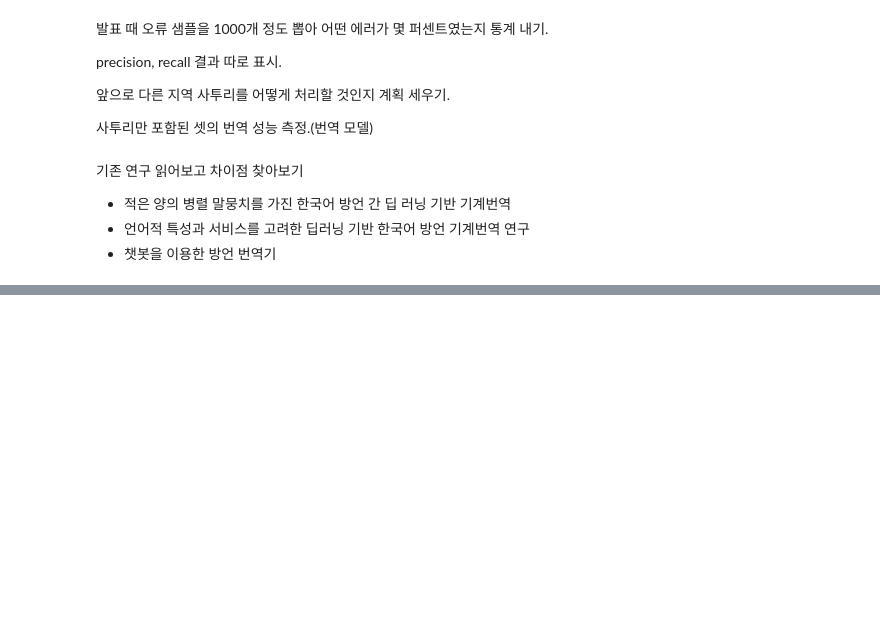
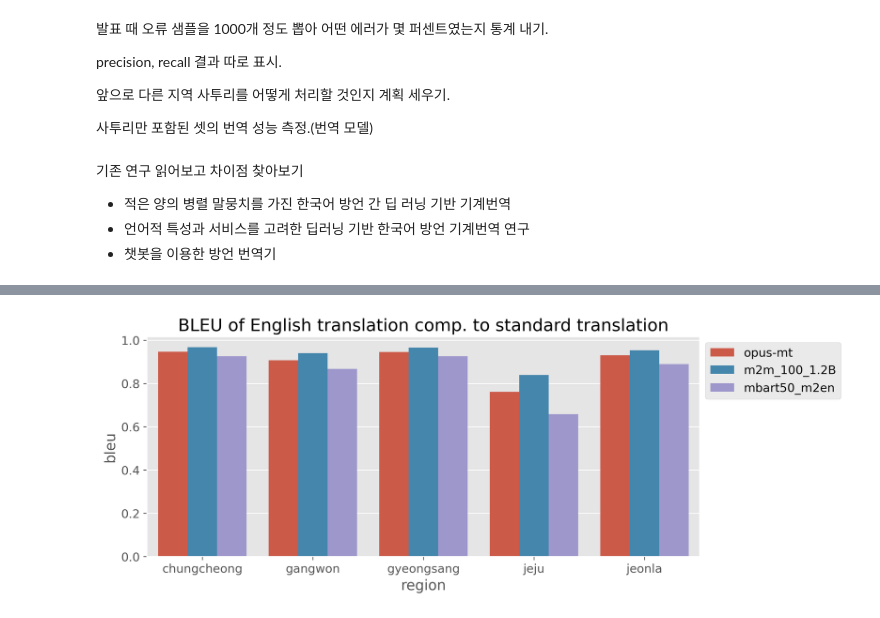
Before and after one commit to BlessingDev/NLP-Standard-Dialect-Translation, a Jupyter notebook: vis.ipynb, the cells around one changed output, grey strips where cells are left out. Saved outputs shown, nothing was run; the diff lists cells and outputs as text; code cells hidden in the pictures; blank space fills up the shorter version.

Commit message:
240102 - test set split을 일치시키기 위한 data process 과정 추가 - 교수님  보고용 figure

```diff
--- a/vis.ipynb
+++ b/vis.ipynb
@@ -265,0 +270,10 @@ precision, recall 결과 따로 표시.
+# %%
+plt.style.use('ggplot')
+plt.rcParams['figure.figsize'] = (6, 4)
+plt.rcParams['font.size'] = 12
+# %%
+bleu_df = []
+
+bleu_df = pd.read_json("./translation_english/sta_dia_eng_bleu.json")
+
+bleu_df
@@ -265,0 +285,17 @@ precision, recall 결과 따로 표시.
+# %%
+bleu_json = []
+
+models = ["opus-mt", "m2m_100_1.2B", "mbart50_m2en"]
+regions = ["chungcheong", "gangwon", "gyeongsang", "jeju", "jeonla"]
+
+for m in models:
+    for r in regions:
+        info_dict = dict()
+
+        info_dict["model"] = m
+        info_dict["region"] = r
+        info_dict["bleu"] = bleu_df.loc[m][r]
+
+        bleu_json.append(info_dict)
+
+bleu_json
@@ -265,0 +322,3 @@ precision, recall 결과 따로 표시.
+# %%
+bleu_df = pd.DataFrame(bleu_json)
+bleu_df
@@ -265,0 +342,13 @@ precision, recall 결과 따로 표시.
+# %%
+plt.rcParams['figure.figsize'] = (10, 4)
+fig, ax = plt.subplots()
+
+sns.barplot(x="region", y="bleu", data=bleu_df, hue="model", ax=ax)
+
+ax.set_title("BLEU of English translation comp. to standard translation")
+ax.legend(loc="upper left", bbox_to_anchor=(1.0, 1.0))
+
+fig.set_dpi(300)
+plt.show()
+# %% [output]
+[figure, added]
```
Also changed, not shown: parts of 5 cells of this notebook, 22 other files.
